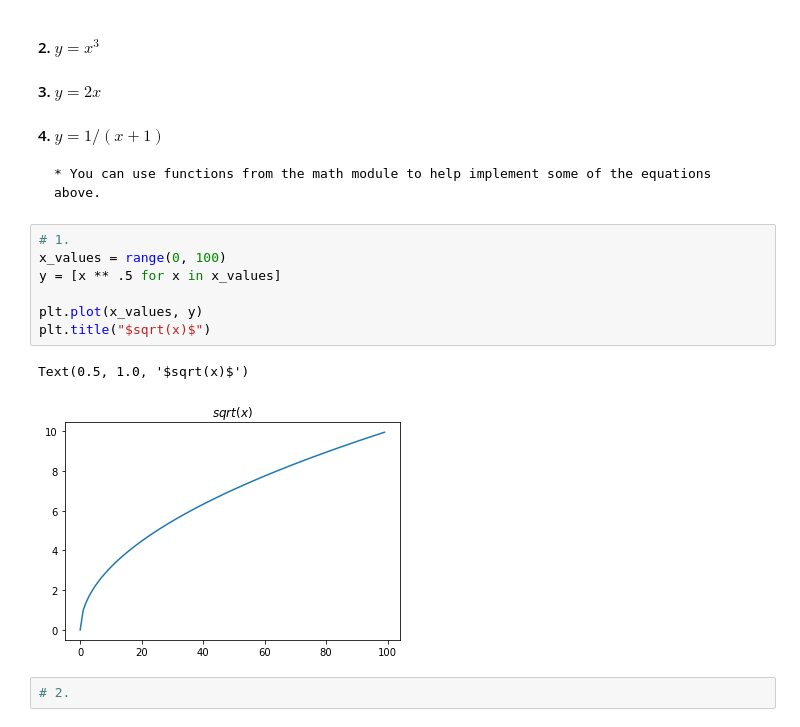
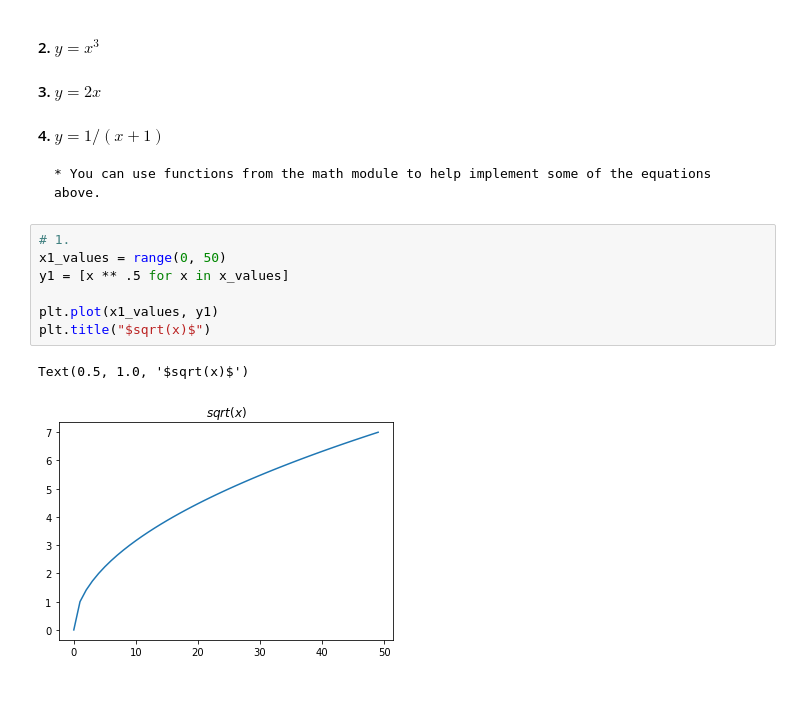
Before and after one commit to david-ryan-alviola/numpy-pandas-visualization-exercises, a Jupyter notebook: matplotlib_exercises.ipynb, the cells around one changed output. Saved outputs shown, nothing was run; the diff lists cells and outputs as text; blank space fills up the shorter version.

```diff
--- a/matplotlib_exercises.ipynb
+++ b/matplotlib_exercises.ipynb
@@ -23,13 +23,11 @@ Text(0, 70, '$(0,0)$')
     * You can use functions from the math module to help implement some of the equations above.
 # %%
 # 1.
-x_values = range(0, 100)
-y = [x ** .5 for x in x_values]
+x1_values = range(0, 50)
+y1 = [x ** .5 for x in x_values]
 
-plt.plot(x_values, y)
+plt.plot(x1_values, y1)
 plt.title("$sqrt(x)$")
 # %% [output]
 Text(0.5, 1.0, '$sqrt(x)$')
-[figure, old version]
+[figure, new version]
-# %%
-# 2.
```
Also changed, not shown: parts of 7 cells of this notebook, 1 other file.
